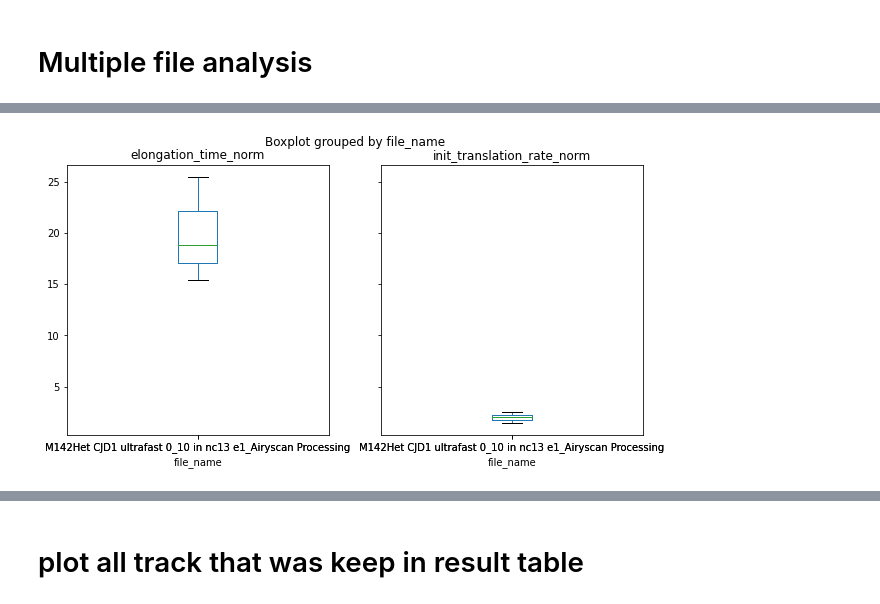
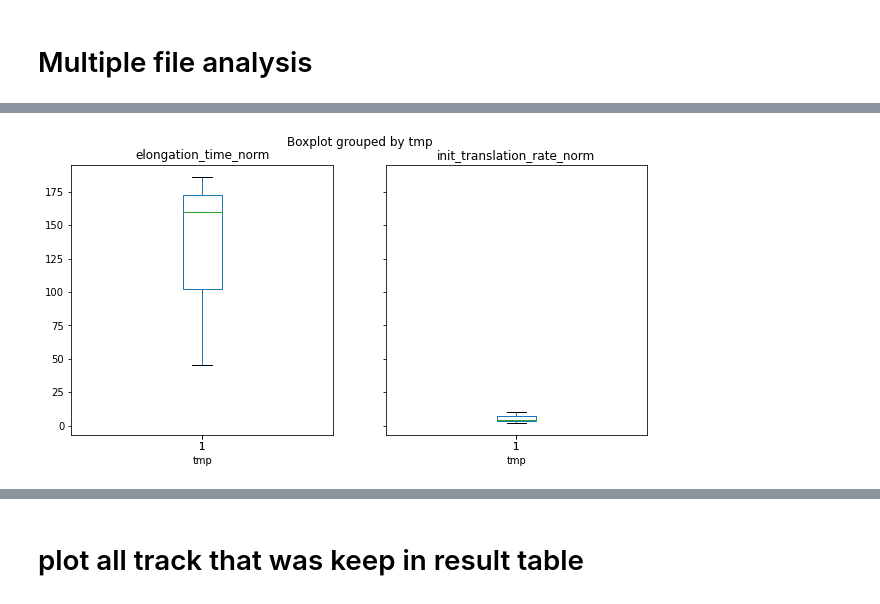
Before and after one commit to sophietheis/KineticAnalysis, a Jupyter notebook: notebook/Analyse_kinetic-Verification.ipynb, the cells around one changed output, grey strips where cells are left out. Cells and saved outputs as stored; diff of their text form; code cells hidden in the pictures.

```diff
--- a/notebook/Analyse_kinetic-Verification.ipynb
+++ b/notebook/Analyse_kinetic-Verification.ipynb
@@ -17,8 +17,8 @@ def func_(x, T, c):
 # Single track analysis
 # %%
 # read one file
-path = "/mnt/sda1/Sophie/3-KineticAnalysisData/1-ConfirmData/movie twiCrispr/"
-file = "M142Het CJD1 ultrafast 0_10 in nc13 e1_Airyscan Processing/track_spot_table.csv"
+path = "/mnt/sda1/Sophie/2-KineticAnalysisData/1-ConfirmData/movie twiCrispr/"
+file = "M142Het CJD1 ultrafast 0_20 in nc14 e1_Airyscan Processing/track_spot_table.csv"
 f = path+file
 datas = pd.read_csv(f)
 datas.drop(index=[0,1,2], inplace=True)
@@ -85,9 +113,17 @@ fig.set_size_inches((10,10))
 # %% [markdown]
 # Multiple file analysis
 # %%
-path = "/mnt/sda1/Sophie/3-KineticAnalysisData/1-ConfirmData/movie twiCrispr/"
-files = ["M142Het CJD1 ultrafast 0_10 in nc13 e1_Airyscan Processing/track_spot_table.csv",
+path = "/mnt/sda1/Sophie/2-KineticAnalysisData/1-ConfirmData/movie twiCrispr/"
+files = [
+#          "M142Het CJD1 ultrafast 0_20 in nc14 e2_Airyscan Processing/track_spot_table.csv",
+         "M142Het CJD1 ultrafast 0_10 in nc13 e1_Airyscan Processing/track_spot_table.csv",
+#          "M142Het CJD1 ultrafast 0_20 in nc14 e4_Airyscan Processing/track_spot_table.csv",
         ]
+
+# path = "/mnt/sda1/Sophie/2-KineticAnalysisData/1-ConfirmData/movie fast ilp4/"
+# files = [
+#          "scfvhet ilp4 laser 5percent zoom8 time frame754.2ms__Airyscan Processing_nc14/track_spot_table.csv",
+#         ]
 # %%
 columns = ['file_name', 'track_id','len_track', 'elongation_time', 'init_translation_rate']
 result = pd.DataFrame(columns=columns, dtype=float)
@@ -142,6 +190,7 @@ result.drop(result[result["len_track"]<100].index, inplace=True)
 # %%
-result['elongation_time_norm'] = result['elongation_time']
+result['elongation_time_norm'] = 966/result['elongation_time']
 result['init_translation_rate_norm'] = result['init_translation_rate']
+result['tmp'] = 1
 # %%
 result
 # %% [output]
@@ -152,8 +201,9 @@ result
 # %%
 # result['elongation_time'] = pd.to_numeric(result['elongation_time'])
 fig, ax = result.boxplot(['elongation_time_norm', 'init_translation_rate_norm'] ,
-                         by='file_name',
+#                          by='file_name',
+                         by='tmp',
                          grid=False,
                          figsize=(10,5))
 # %% [output]
-[figure, old version]
+[figure, new version]
```
Also changed, not shown: parts of 9 cells of this notebook.
